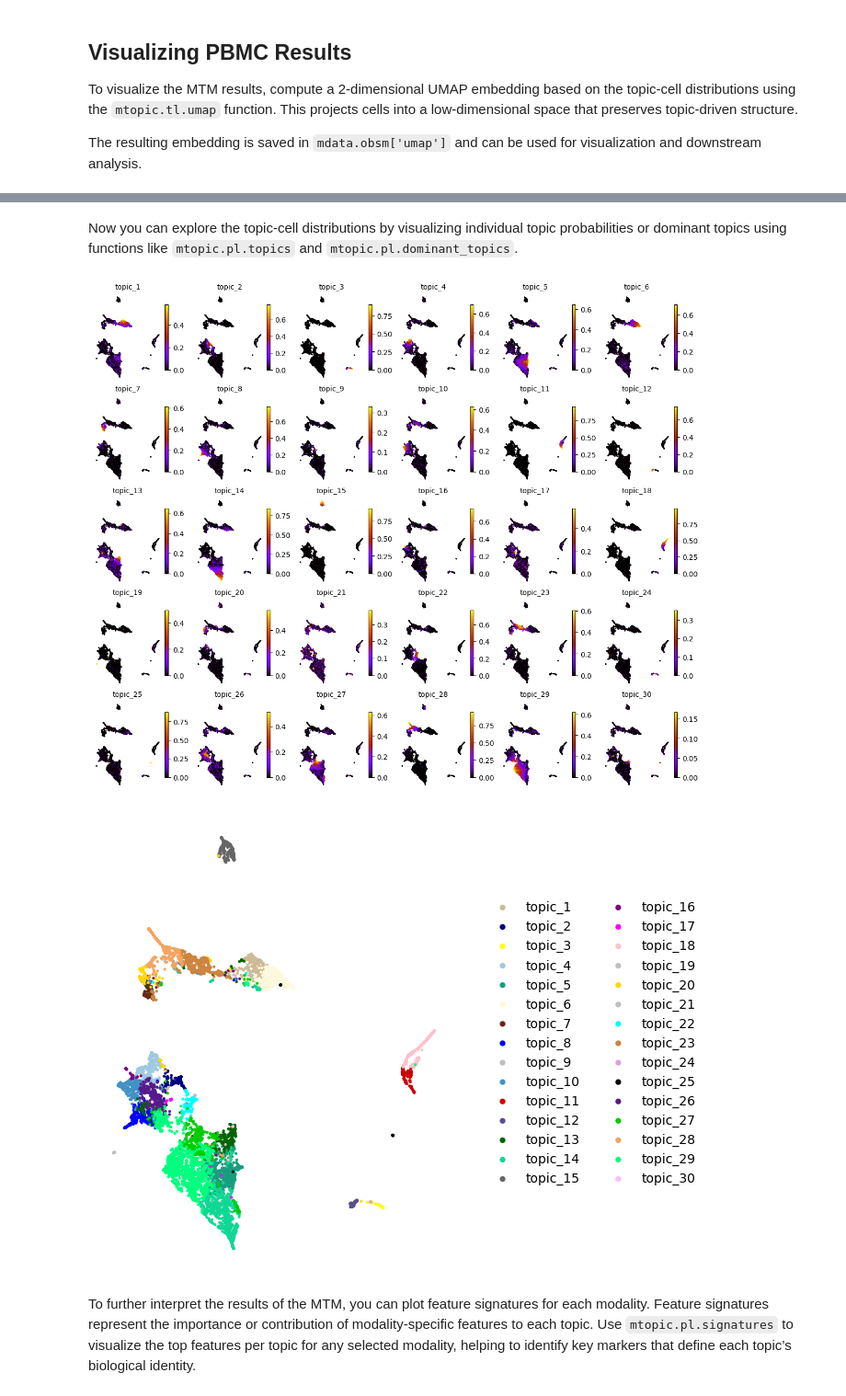
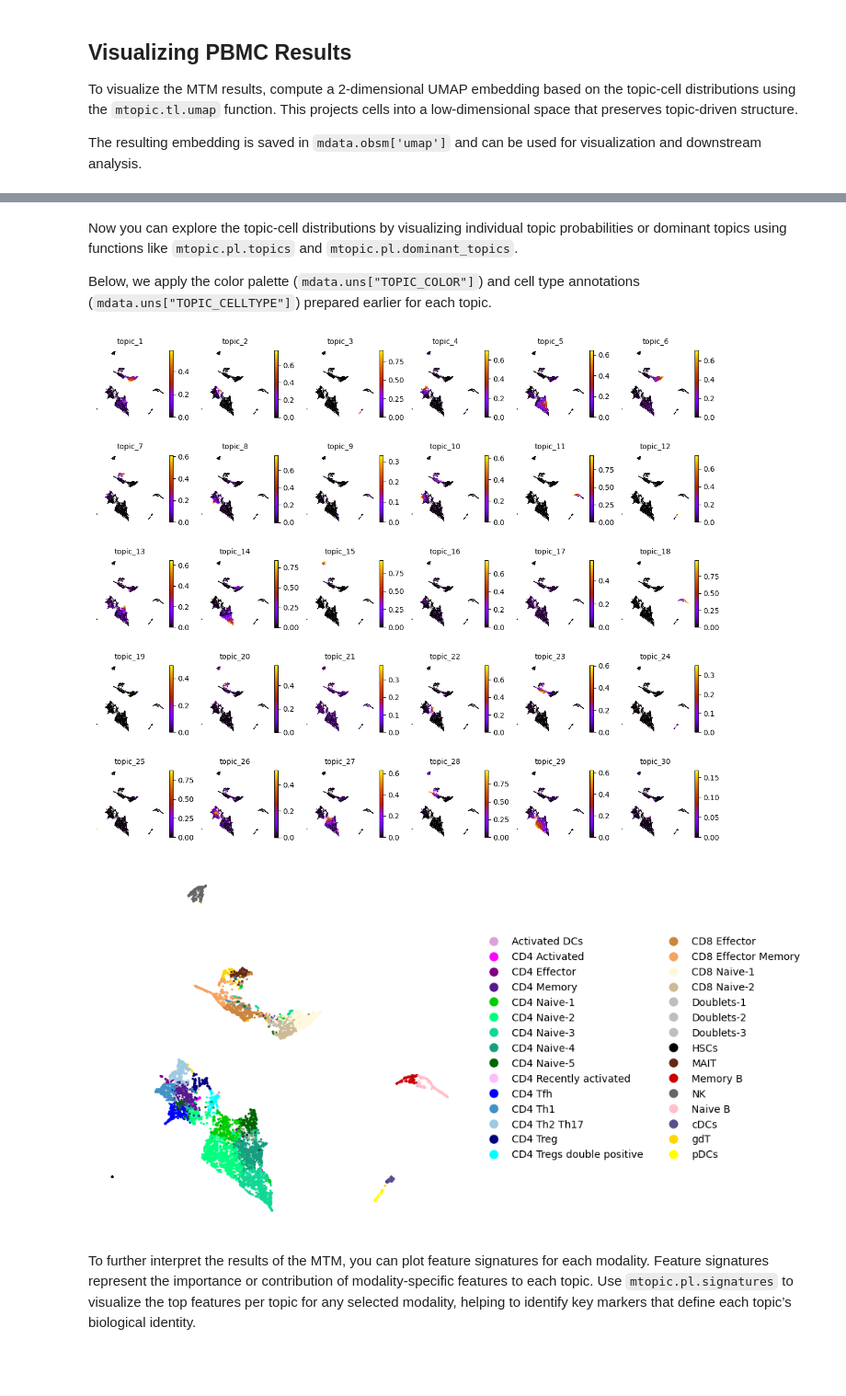
Before and after one commit to TabakaLab/mTopic, a Jupyter notebook: docs/source/notebooks/T4_Human_PBMC_training.ipynb, the cells around one changed output, grey strips where cells are left out. Shown at 92% size. Cells and saved outputs as stored; diff of their text form; code cells hidden in the pictures; blank space fills up the shorter version.

```diff
--- a/docs/source/notebooks/T4_Human_PBMC_training.ipynb
+++ b/docs/source/notebooks/T4_Human_PBMC_training.ipynb
@@ -31,7 +29,9 @@ The filtered dataset contains 7,349 cells and includes three modalities:
 
 This rich multimodal structure enables a joint modeling of transcriptional activity, regulatory accessibility, and protein epitope expression at single-cell resolution.
 # %%
-mdata = mtopic.read.h5mu('Human_PBMC_ATAC_RNA_Protein_filtered.h5mu')
+import mtopic
+
+mdata = mtopic.read.h5mu("HumanPBMC_filtered.h5mu")
 
 mdata
 # %% [output]
@@ -121,21 +106,23 @@ MuData object with n_obs × n_vars = 7349 × 147123
       layers:   'counts'
 # %% [markdown]
 Now you can explore the topic-cell distributions by visualizing individual topic probabilities or dominant topics using functions like `mtopic.pl.topics` and `mtopic.pl.dominant_topics`.
+
+Below, we apply the color palette (`mdata.uns["TOPIC_COLOR"]`) and cell type annotations (`mdata.uns["TOPIC_CELLTYPE"]`) prepared earlier for each topic.
 # %%
-mtopic.pl.topics(mdata, x='umap')
+mtopic.pl.topics(mdata, x="umap", s=2)
 # %% [output]
-[figure, old version]
+[figure, new version]
 # %%
-palette = {'topic_1': '#CDBA96', 'topic_2': '#000080', 'topic_3': '#FFFF00', 'topic_4': '#9ECAE1', 'topic_5': '#189E7F',
-           'topic_6': '#FFF8DC', 'topic_7': '#642915', 'topic_8': '#0000FF', 'topic_9': '#BEBEBE', 'topic_10': '#4292C6',
-           'topic_11': '#CD0000', 'topic_12': '#58508D', 'topic_13': '#006400', 'topic_14': '#10D894', 'topic_15': '#666666',
-           'topic_16': '#800080', 'topic_17': '#FF00FF', 'topic_18': '#FFC0CB', 'topic_19': '#BEBEBE', 'topic_20': '#FFD700',
-           'topic_21': '#BEBEBE', 'topic_22': '#00FFFF', 'topic_23': '#CD853F', 'topic_24': '#DDA0DD', 'topic_25': '#000000',
-           'topic_26': '#551A8B', 'topic_27': '#00CD00', 'topic_28': '#F4A460', 'topic_29': '#00FF7F', 'topic_30': '#FFBBFF'}
-
-mtopic.pl.dominant_topics(mdata, x='umap', palette=palette)
+mtopic.pl.dominant_topics(mdata,
+                          x="umap",
+                          s=20,
+                          palette=mdata.uns["TOPIC_COLOR"],
+                          annotation=mdata.uns["TOPIC_CELLTYPE"],
+                          figsize=(10, 5),
+                          legend_ncol=2,
+                          markerscale=4)
 # %% [output]
-[figure, old version]
+[figure, new version]
 # %% [markdown]
 To further interpret the results of the MTM, you can plot feature signatures for each modality. Feature signatures represent the importance or contribution of modality-specific features to each topic. Use `mtopic.pl.signatures` to visualize the top features per topic for any selected modality, helping to identify key markers that define each topic’s biological identity.
 # %%
```
Also changed, not shown: parts of 10 cells of this notebook, 26 other files.
